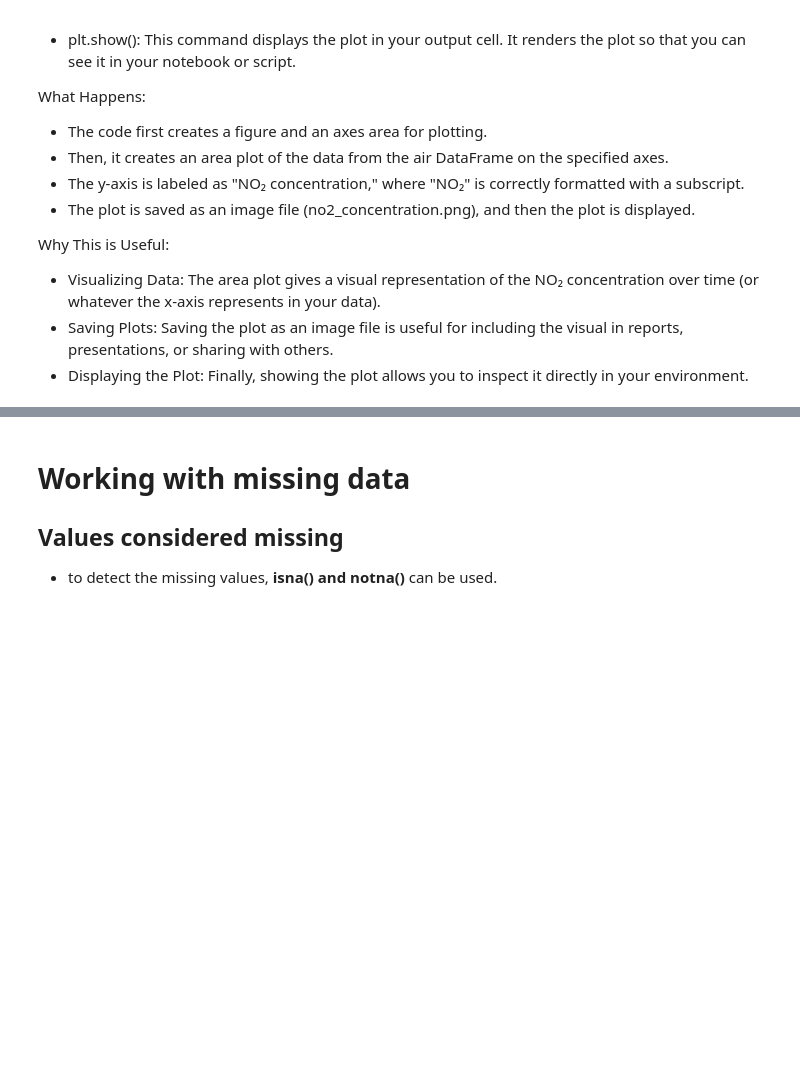
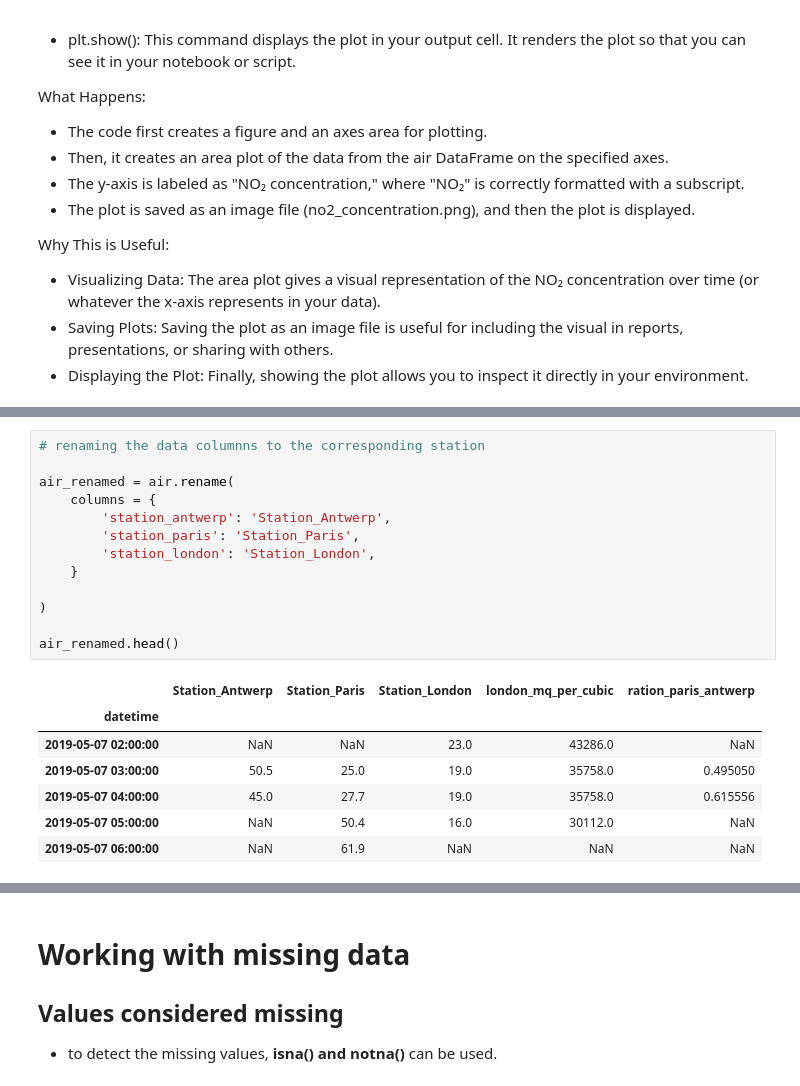
Before and after one commit to ghatanisuresh/DataScience_tutorial, a Jupyter notebook: DS.ipynb, the cells around one changed output, grey strips where cells are left out. Drawn from its saved outputs; the diff is of its cells as text; blank space fills up the shorter version.

```diff
--- a/DS.ipynb
+++ b/DS.ipynb
@@ -955,0 +1020,21 @@ Why This is Useful:
+# %%
+# renaming the data columnns to the corresponding station
+
+air_renamed = air.rename(
+    columns = {
+        'station_antwerp': 'Station_Antwerp',
+        'station_paris': 'Station_Paris',
+        'station_london': 'Station_London',
+    }
+
+)
+
+air_renamed.head()
+# %% [output]
+|  | Station_Antwerp | Station_Paris | Station_London | london_mq_per_cubic | ration_paris_antwerp |
+| datetime |  |  |  |  |  |
+| 2019-05-07 02:00:00 | NaN | NaN | 23.0 | 43286.0 | NaN |
+| 2019-05-07 03:00:00 | 50.5 | 25.0 | 19.0 | 35758.0 | 0.495050 |
+| 2019-05-07 04:00:00 | 45.0 | 27.7 | 19.0 | 35758.0 | 0.615556 |
+| 2019-05-07 05:00:00 | NaN | 50.4 | 16.0 | 30112.0 | NaN |
+| 2019-05-07 06:00:00 | NaN | 61.9 | NaN | NaN | NaN |
```
Also changed, not shown: parts of 33 cells of this notebook.
